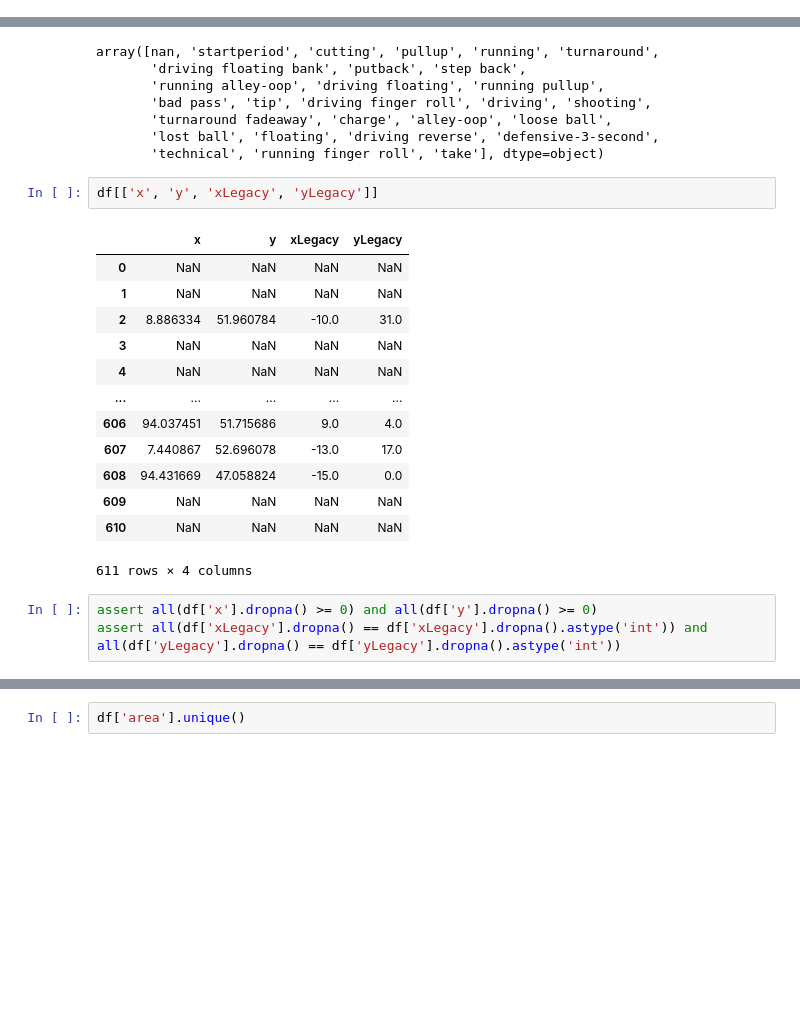
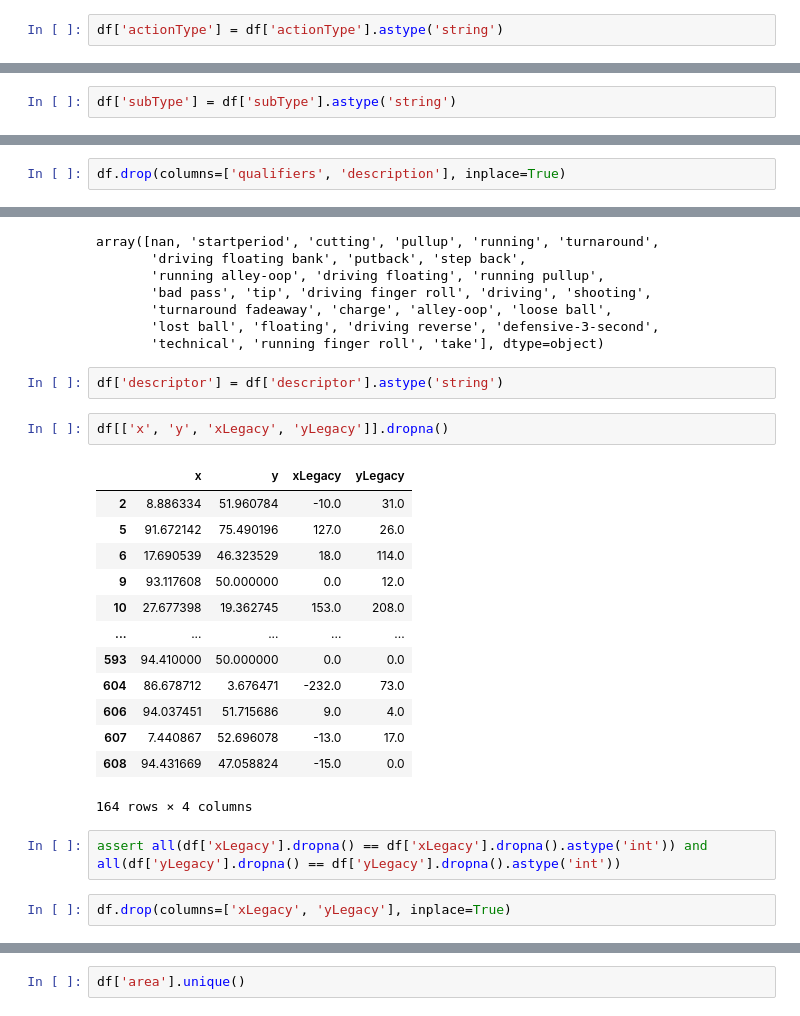
Before and after one commit to lorenzoliuzzo/MBAI, a Jupyter notebook: notebooks/live_playbyplay.ipynb, the cells around one changed output, grey strips where cells are left out. Saved outputs shown, nothing was run; the diff lists cells and outputs as text; blank space fills up the shorter version.

```diff
--- a/notebooks/live.ipynb
+++ b/notebooks/live_playbyplay.ipynb
@@ -100,4 +101,6 @@ df['actionType'].unique()
 array(['period', 'jumpball', '2pt', 'block', 'rebound', '3pt', 'foul',
        'substitution', 'timeout', 'turnover', 'steal', 'freethrow',
        'violation', 'game'], dtype=object)
+# %%
+df['actionType'] = df['actionType'].astype('string')
 # %%
@@ -126,6 +128,8 @@ action_subtypes
   'defensive goaltending',
   'lane',
   'delay-of-game']}
+# %%
+df['subType'] = df['subType'].astype('string')
 # %%
 df[['actionType', 'subType', 'qualifiers', 'description', 'descriptor']]
 # %% [output]
@@ -162,6 +166,8 @@ qualifiers_set
  'pointsinthepaint',
  'startperiod',
  'team'}
+# %%
+df.drop(columns=['qualifiers', 'description'], inplace=True)
 # %%
 df['descriptor'].unique()
 # %% [output]
@@ -172,22 +178,25 @@ array([nan, 'startperiod', 'cutting', 'pullup', 'running', 'turnaround',
        'turnaround fadeaway', 'charge', 'alley-oop', 'loose ball',
        'lost ball', 'floating', 'driving reverse', 'defensive-3-second',
        'technical', 'running finger roll', 'take'], dtype=object)
+# %%
+df['descriptor'] = df['descriptor'].astype('string')
 # %%
-df[['x', 'y', 'xLegacy', 'yLegacy']]
+df[['x', 'y', 'xLegacy', 'yLegacy']].dropna()
 # %% [output]
 |  | x | y | xLegacy | yLegacy |
-| 0 | NaN | NaN | NaN | NaN |
-| 1 | NaN | NaN | NaN | NaN |
 | 2 | 8.886334 | 51.960784 | -10.0 | 31.0 |
-| 3 | NaN | NaN | NaN | NaN |
-| 4 | NaN | NaN | NaN | NaN |
+| 5 | 91.672142 | 75.490196 | 127.0 | 26.0 |
+| 6 | 17.690539 | 46.323529 | 18.0 | 114.0 |
+| 9 | 93.117608 | 50.000000 | 0.0 | 12.0 |
+| 10 | 27.677398 | 19.362745 | 153.0 | 208.0 |
 | ... | ... | ... | ... | ... |
+| 593 | 94.410000 | 50.000000 | 0.0 | 0.0 |
+| 604 | 86.678712 | 3.676471 | -232.0 | 73.0 |
 | 606 | 94.037451 | 51.715686 | 9.0 | 4.0 |
 | 607 | 7.440867 | 52.696078 | -13.0 | 17.0 |
 | 608 | 94.431669 | 47.058824 | -15.0 | 0.0 |
-| 609 | NaN | NaN | NaN | NaN |
-| 610 | NaN | NaN | NaN | NaN |
-611 rows × 4 columns
+164 rows × 4 columns
-# %%
-assert all(df['x'].dropna() >= 0) and all(df['y'].dropna() >= 0)
-assert all(df['xLegacy'].dropna() == df['xLegacy'].dropna().astype('int')) and all(df['yLegacy'].dropna() == df['yLegacy'].dropna().astype('int'))
+# %%
+assert all(df['xLegacy'].dropna() == df['xLegacy'].dropna().astype('int')) and all(df['yLegacy'].dropna() == df['yLegacy'].dropna().astype('int'))
+# %%
+df.drop(columns=['xLegacy', 'yLegacy'], inplace=True)
```
Also changed, not shown: parts of 21 cells of this notebook, 1 other file.
